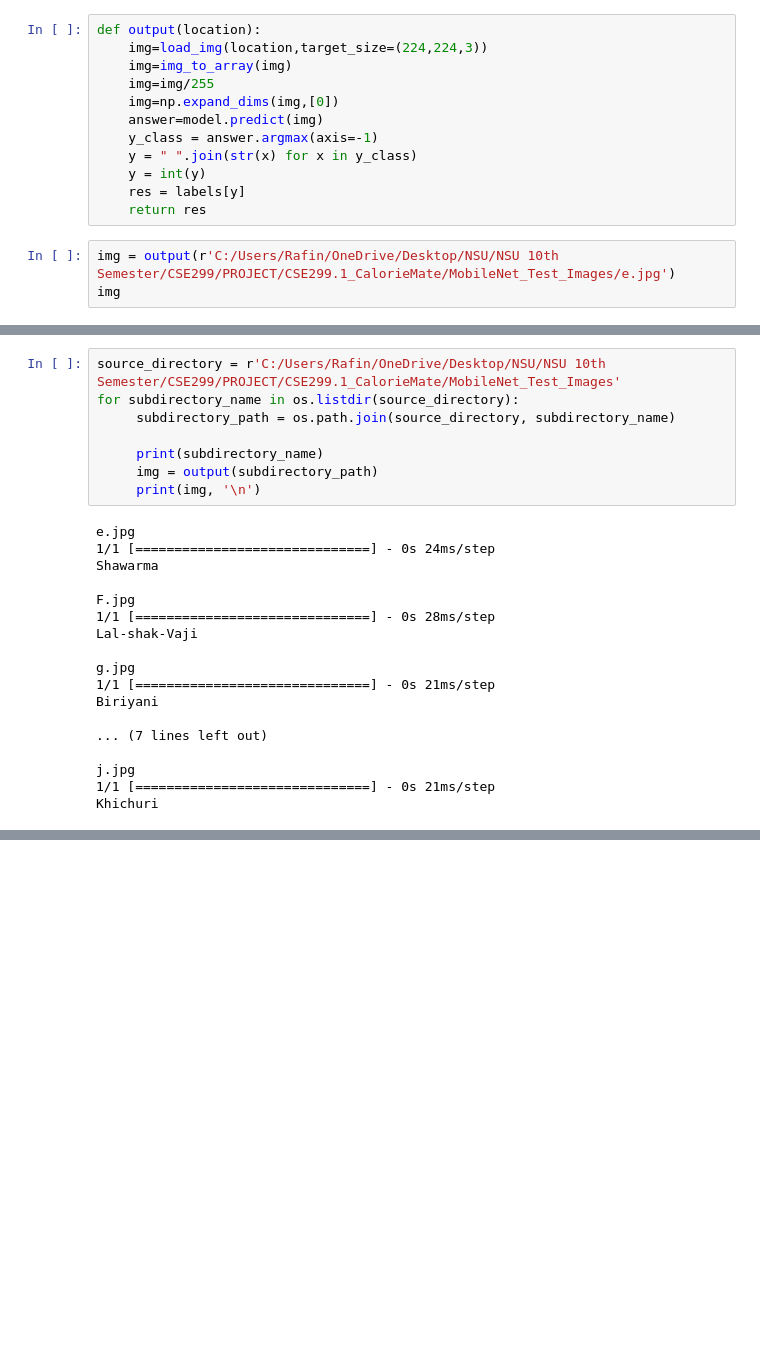
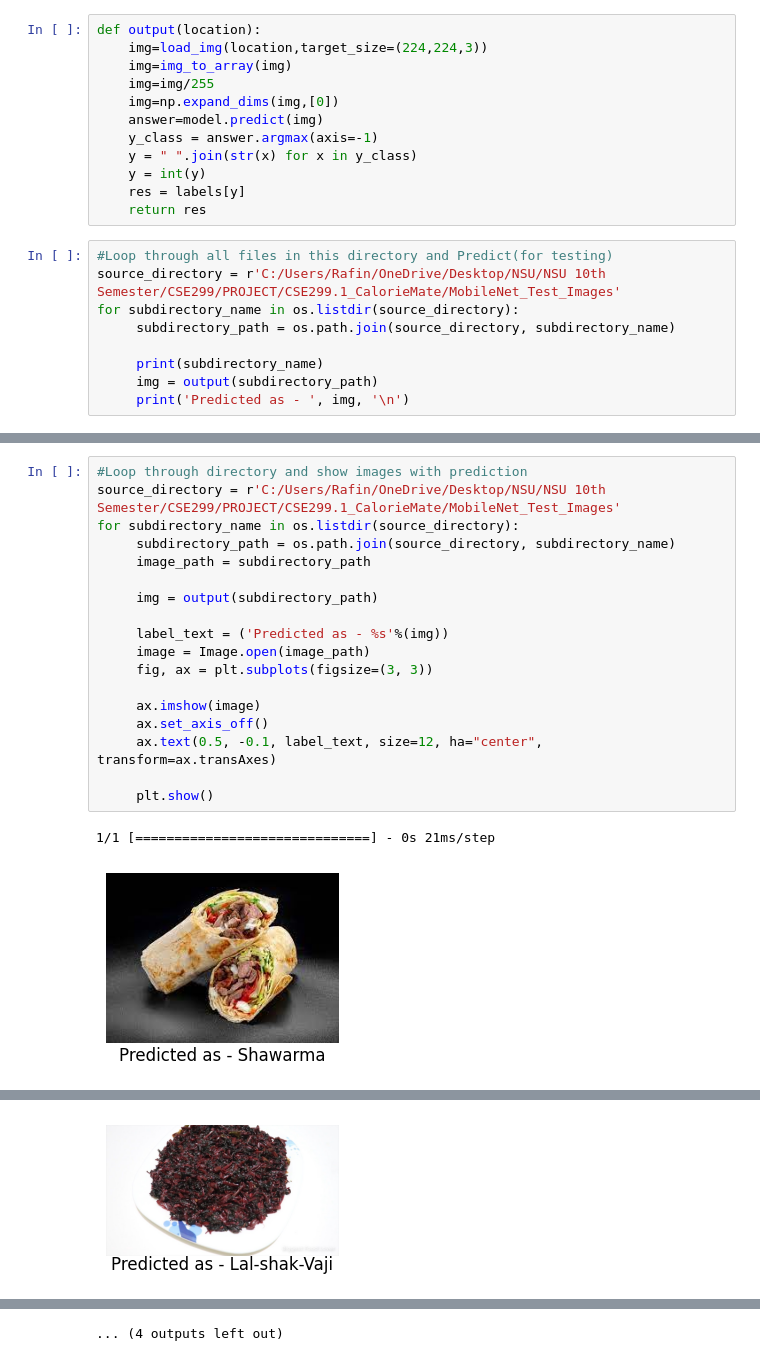
Before and after one commit to Zarin-Tasnim-Roshni/CSE299.1_CalorieMate, a Jupyter notebook: MobileNet_Test/Load&Use_Model.ipynb, the cells around one changed output, grey strips where cells are left out. Saved outputs shown, nothing was run; the diff lists cells and outputs as text; blank space fills up the shorter version.

Commit message:
added visuals to prediction

```diff
--- a/MobileNet_Test/Load&Use_Model.ipynb
+++ b/MobileNet_Test/Load&Use_Model.ipynb
@@ -61,6 +70,12 @@ def output(location):
     res = labels[y]
     return res
 # %%
-img = output(r'C:/Users/Rafin/OneDrive/Desktop/NSU/NSU 10th Semester/CSE299/PROJECT/CSE299.1_CalorieMate/MobileNet_Test_Images/e.jpg')
-img
+#Loop through all files in this directory and Predict(for testing)
+source_directory = r'C:/Users/Rafin/OneDrive/Desktop/NSU/NSU 10th Semester/CSE299/PROJECT/CSE299.1_CalorieMate/MobileNet_Test_Images'
+for subdirectory_name in os.listdir(source_directory):
+     subdirectory_path = os.path.join(source_directory, subdirectory_name)
+
+     print(subdirectory_name)
+     img = output(subdirectory_path)
+     print('Predicted as - ', img, '\n')
 # %% [output]
@@ -69,26 +99,21 @@ img
 # %%
+#Loop through directory and show images with prediction
 source_directory = r'C:/Users/Rafin/OneDrive/Desktop/NSU/NSU 10th Semester/CSE299/PROJECT/CSE299.1_CalorieMate/MobileNet_Test_Images'
 for subdirectory_name in os.listdir(source_directory):
      subdirectory_path = os.path.join(source_directory, subdirectory_name)
+     image_path = subdirectory_path
 
-     print(subdirectory_name)
      img = output(subdirectory_path)
-     print(img, '\n')
+
+     label_text = ('Predicted as - %s'%(img))
+     image = Image.open(image_path)
+     fig, ax = plt.subplots(figsize=(3, 3))
+
+     ax.imshow(image)
+     ax.set_axis_off()
+     ax.text(0.5, -0.1, label_text, size=12, ha="center", transform=ax.transAxes)
+
+     plt.show()
 # %% [output]
-e.jpg
-1/1 [==============================] - 0s 24ms/step
-Shawarma
-
-F.jpg
-1/1 [==============================] - 0s 28ms/step
-Lal-shak-Vaji
-
-g.jpg
 1/1 [==============================] - 0s 21ms/step
-Biriyani
-
-... (7 lines left out)
-
-j.jpg
-1/1 [==============================] - 0s 21ms/step
-Khichuri
+[figure, added]
@@ -94,0 +121 @@ Khichuri
+[figure, added]
@@ -94,0 +130 @@ Khichuri
+... (4 outputs left out)
```
Also changed, not shown: parts of 4 cells of this notebook, 3 other files.
